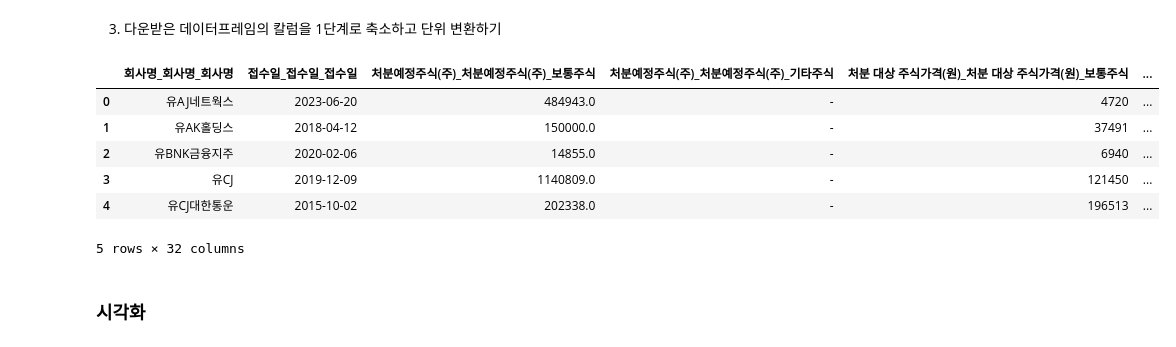
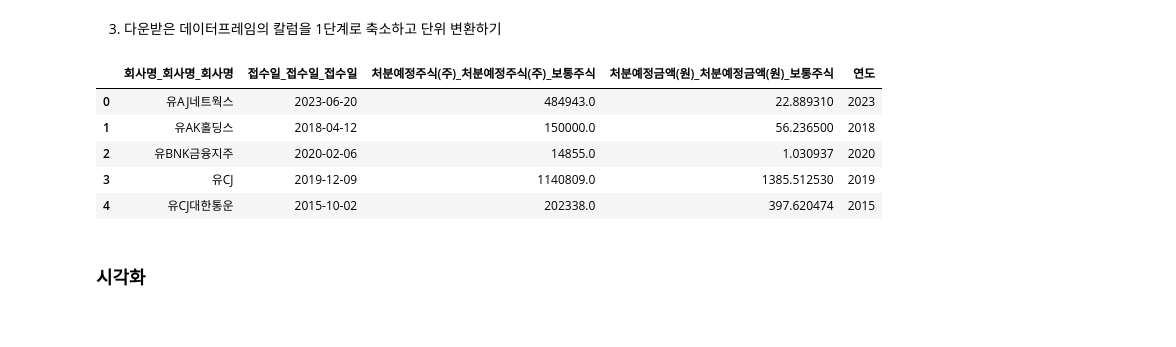
Before and after one commit to beaten-by-the-market/dart_disclosure, a Jupyter notebook: basic_listing_data.ipynb, the cells around one changed output. Drawn from its saved outputs; the diff is of its cells as text; code cells hidden in the pictures.

```diff
--- a/basic_listing_data.ipynb
+++ b/basic_listing_data.ipynb
@@ -705,29 +705,28 @@ for i in range(2, total_page + 1):
 # %%
 # 멀티인덱스를 1단계로 변환 (문자열 변환 추가)
 df_dart_buyback_sell.columns = ['_'.join(map(str, filter(None, col))) for col in df_dart_buyback_sell.columns]
 
 # 접수일을 datetime으로 변환 및 연도 추출
 df_dart_buyback_sell['접수일_접수일_접수일'] = pd.to_datetime(df_dart_buyback_sell['접수일_접수일_접수일'])
 df_dart_buyback_sell['연도'] = df_dart_buyback_sell['접수일_접수일_접수일'].dt.year
 
 # 데이터 타입 변경
 df_dart_buyback_sell['연도'] = pd.to_numeric(df_dart_buyback_sell['연도'], errors='coerce').astype('Int64')
 
 df_dart_buyback_sell['처분예정주식(주)_처분예정주식(주)_보통주식'] = pd.to_numeric(
     df_dart_buyback_sell['처분예정주식(주)_처분예정주식(주)_보통주식'], errors='coerce').fillna(0)
 
 df_dart_buyback_sell['처분예정금액(원)_처분예정금액(원)_보통주식'] = pd.to_numeric(
     df_dart_buyback_sell['처분예정금액(원)_처분예정금액(원)_보통주식'], errors='coerce').fillna(0) / 1e8  # 원 -> 억 원 변환
 
-df_dart_buyback_sell.head()
+df_dart_buyback_sell.head()[['회사명_회사명_회사명', '접수일_접수일_접수일','처분예정주식(주)_처분예정주식(주)_보통주식', '처분예정금액(원)_처분예정금액(원)_보통주식', '연도']]
 # %% [output]
-|  | 회사명_회사명_회사명 | 접수일_접수일_접수일 | 처분예정주식(주)_처분예정주식(주)_보통주식 | 처분예정주식(주)_처분예정주식(주)_기타주식 | 처분 대상 주식가격(원)_처분 대상 주식가격(원)_보통주식 | ... |
-| 0 | 유AJ네트웍스 | 2023-06-20 | 484943.0 | - | 4720 | ... |
-| 1 | 유AK홀딩스 | 2018-04-12 | 150000.0 | - | 37491 | ... |
-| 2 | 유BNK금융지주 | 2020-02-06 | 14855.0 | - | 6940 | ... |
-| 3 | 유CJ | 2019-12-09 | 1140809.0 | - | 121450 | ... |
-| 4 | 유CJ대한통운 | 2015-10-02 | 202338.0 | - | 196513 | ... |
+|  | 회사명_회사명_회사명 | 접수일_접수일_접수일 | 처분예정주식(주)_처분예정주식(주)_보통주식 | 처분예정금액(원)_처분예정금액(원)_보통주식 | 연도 |
+| 0 | 유AJ네트웍스 | 2023-06-20 | 484943.0 | 22.889310 | 2023 |
+| 1 | 유AK홀딩스 | 2018-04-12 | 150000.0 | 56.236500 | 2018 |
+| 2 | 유BNK금융지주 | 2020-02-06 | 14855.0 | 1.030937 | 2020 |
+| 3 | 유CJ | 2019-12-09 | 1140809.0 | 1385.512530 | 2019 |
+| 4 | 유CJ대한통운 | 2015-10-02 | 202338.0 | 397.620474 | 2015 |
-5 rows × 32 columns
 # %% [markdown]
 ### 시각화
 # %%
```
Also changed, not shown: parts of 1 cell of this notebook.
